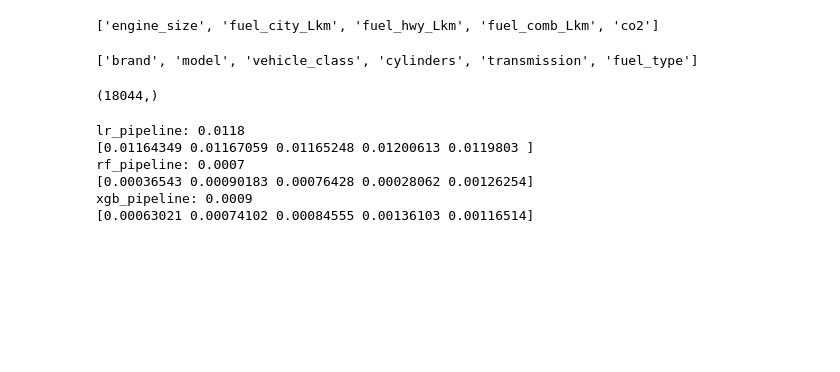
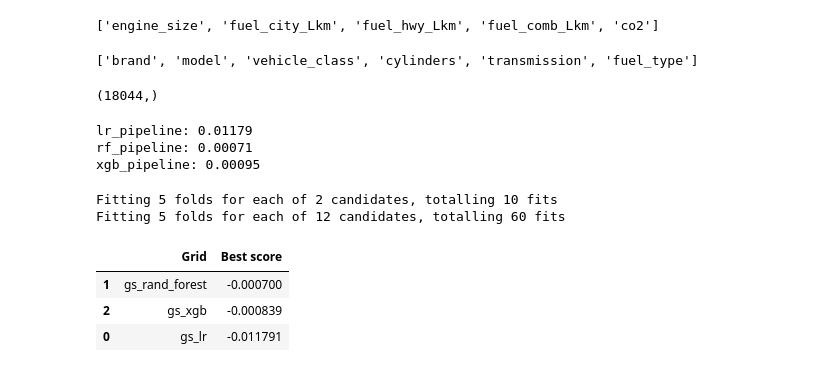
Before and after one commit to mPuchadesdo/Team-Challenge---Team-MPG, a Jupyter notebook: src/result_notebooks/MPG_Pipelines_I.ipynb, the cells around one changed output. Cells and saved outputs as stored; diff of their text form; code cells hidden in the pictures; blank space fills up the shorter version.

```diff
--- a/src/result_notebooks/MPG_Pipelines_I.ipynb
+++ b/src/result_notebooks/MPG_Pipelines_I.ipynb
@@ -164,35 +166,31 @@ cv = 5
 #scoring utilizo la raiz del error cuadratico medio
 for name, pipe in zip(["lr_pipeline", "rf_pipeline", "xgb_pipeline"], [lr_pipeline, rf_pipeline, xgb_pipeline]):
     resultado = cross_val_score(pipe, train, y_train, cv = cv, scoring = "neg_root_mean_squared_error")
-    print(f"{name}: {-np.mean(resultado):.4f}")
-    print(-resultado)
+    print(f"{name}: {-np.mean(resultado):.5f}")
+    #print(-resultado)
 # %% [output]
-lr_pipeline: 0.0118
-[0.01164349 0.01167059 0.01165248 0.01200613 0.0119803 ]
-rf_pipeline: 0.0007
-[0.00036543 0.00090183 0.00076428 0.00028062 0.00126254]
-xgb_pipeline: 0.0009
-[0.00063021 0.00074102 0.00084555 0.00136103 0.00116514]
+lr_pipeline: 0.01179
+rf_pipeline: 0.00071
+xgb_pipeline: 0.00095
 # %%
 # Linear Regression
 lr_params = {
     'ModeloRegressor__fit_intercept': [True, False], # si tiene o no intercept
-    'ModeloRegressor__normalize': [True, False]  # normaliza, aunque puede ser redundante si ya se han prpcesado correctamente los datos
 }
 
 lr_grid = GridSearchCV(
     lr_pipeline,
     lr_params,
     cv=cv,
-    scoring='neg_root_mean_square_error',
+    scoring='neg_root_mean_squared_error',
     verbose=1,
     n_jobs=-1
 )
 
 # Random Forest GridSearchCV
 rf_params = {
-    'ModeloRegressor__n_estimators': [50, 100, 200],
-    'ModeloRegressor__max_depth': [None, 10, 20, 50],
+    'ModeloRegressor__n_estimators': [100, 200],
+    'ModeloRegressor__max_depth': [None, 10, 50],
     'ModeloRegressor__min_samples_split': [2, 5],
     # 'ModeloRegressor__bootstrap': [True, False] #`bootstrap`: Puede ser interesante probar tanto True como False
 }
@@ -201,24 +199,24 @@ rf_grid = GridSearchCV(
     rf_pipeline,
     rf_params,
     cv=cv,
-    scoring='neg_root_mean_square_error',
+    scoring='neg_root_mean_squared_error',
     verbose=1,
     n_jobs=-1
 )
 
 # XGBoost GridSearchCV
 xgb_params = {
-    'ModeloRegressor__n_estimators': [50, 100, 200],
-    'ModeloRegressor__learning_rate': [0.05, 0.1],
-    'ModeloRegressor__max_depth': [3, 5, 10],
-    'ModeloRegressor__subsample': [0.8, 1.0]
+    'ModeloRegressor__n_estimators': [50, 200],
+    # 'ModeloRegressor__learning_rate': [0.05, 0.1],
+    # 'ModeloRegressor__max_depth': [3, 10],
+    # 'ModeloRegressor__subsample': [0.8, 1.0]
 }
 
 xgb_grid = GridSearchCV(
     xgb_pipeline,
     xgb_params,
     cv=cv,
-    scoring='neg_root_mean_square_error',
+    scoring='neg_root_mean_squared_error',
     verbose=1,
     n_jobs=-1
 )
@@ -226,3 +224,19 @@ xgb_grid = GridSearchCV(
 pipe_grids = {"gs_lr": lr_grid,
          "gs_rand_forest": rf_grid,
          "gs_xgb": xgb_grid}
+# %%
+for nombre, grid_search in pipe_grids.items():
+    grid_search.fit(train, y_train)
+# %% [output]
+Fitting 5 folds for each of 2 candidates, totalling 10 fits
+Fitting 5 folds for each of 12 candidates, totalling 60 fits
+# %%
+best_grids = [(i, j.best_score_) for i, j in pipe_grids.items()]
+
+best_grids = pd.DataFrame(best_grids, columns=["Grid", "Best score"]).sort_values(by="Best score", ascending=False)
+best_grids
+# %% [output]
+|  | Grid | Best score |
+| 1 | gs_rand_forest | -0.000700 |
+| 2 | gs_xgb | -0.000839 |
+| 0 | gs_lr | -0.011791 |
```
Also changed, not shown: parts of 6 cells of this notebook, 4 other files.
